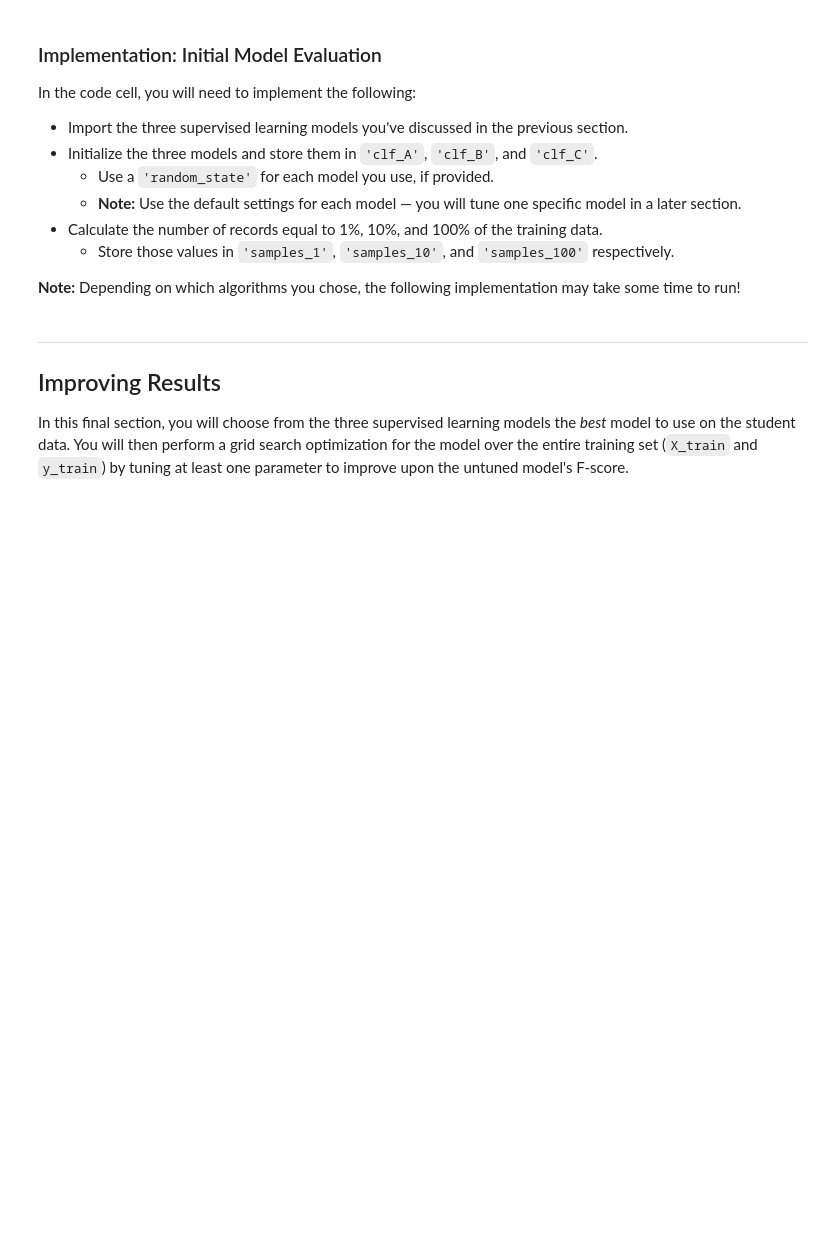
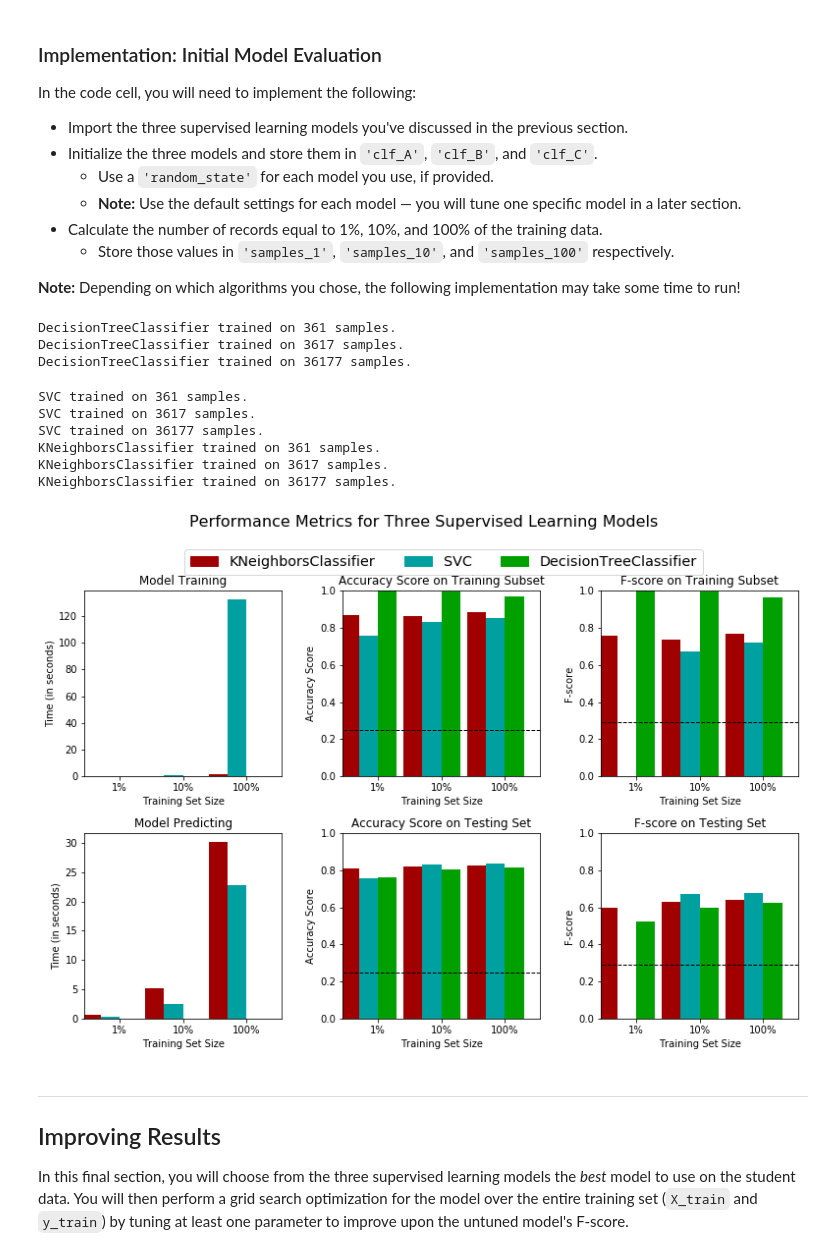
Before and after one commit to bdjidi/udacity, a Jupyter notebook: nd009/finding_donors/finding_donors.ipynb, the cells around one changed output. Drawn from its saved outputs; the diff is of its cells as text; code cells hidden in the pictures; blank space fills up the shorter version.

```diff
--- a/nd009/finding_donors/finding_donors.ipynb
+++ b/nd009/finding_donors/finding_donors.ipynb
@@ -145,14 +175,14 @@ Additionally, as with the non-numeric features, we need to convert the non-numer
    - Set records with "<=50K" to `0` and records with ">50K" to `1`.
 # %%
 # TODO: One-hot encode the 'features_log_minmax_transform' data using pandas.get_dummies()
-features_final = None
+features_final = pd.get_dummies(features_log_minmax_transform)
 
 # TODO: Encode the 'income_raw' data to numerical values
-income = None
+income = income_raw.apply(lambda x: 1 if x == '>50K' else 0)
 
 # Print the number of features after one-hot encoding
 encoded = list(features_final.columns)
 print "{} total features after one-hot encoding.".format(len(encoded))
 
 # Uncomment the following line to see the encoded feature names
-# print encoded
+print encoded
@@ -269,8 +313,9 @@ In the code block below, you will need to implement the following:
    - Make sure that you set the `beta` parameter!
 # %%
 # TODO: Import two metrics from sklearn - fbeta_score and accuracy_score
+from sklearn.metrics import fbeta_score, accuracy_score
 
-def train_predict(learner, sample_size, X_train, y_train, X_test, y_test):
+def train_predict(learner, sample_size, X_train, y_train, X_test, y_test, beta):
     '''
     inputs:
        - learner: the learning algorithm to be trained and predicted on
@@ -285,33 +330,33 @@ def train_predict(learner, sample_size, X_train, y_train, X_test, y_test):
 
     # TODO: Fit the learner to the training data using slicing with 'sample_size' using .fit(training_features[:], training_labels[:])
     start = time() # Get start time
-    learner = None
+    learner.fit(X_train[:sample_size], y_train[:sample_size])
     end = time() # Get end time
 
     # TODO: Calculate the training time
-    results['train_time'] = None
+    results['train_time'] = end - start
 
     # TODO: Get the predictions on the test set(X_test),
     #       then get predictions on the first 300 training samples(X_train) using .predict()
     start = time() # Get start time
-    predictions_test = None
-    predictions_train = None
+    predictions_test = learner.predict(X_test)
+    predictions_train = learner.predict(X_train[:300])
     end = time() # Get end time
 
     # TODO: Calculate the total prediction time
-    results['pred_time'] = None
+    results['pred_time'] = end - start
 
     # TODO: Compute accuracy on the first 300 training samples which is y_train[:300]
-    results['acc_train'] = None
+    results['acc_train'] = accuracy_score(y_train[:300],predictions_train)
 
     # TODO: Compute accuracy on test set using accuracy_score()
-    results['acc_test'] = None
+    results['acc_test'] = accuracy_score(y_test,predictions_test)
 
     # TODO: Compute F-score on the the first 300 training samples using fbeta_score()
-    results['f_train'] = None
+    results['f_train'] = fbeta_score(y_train[:300],predictions_train,beta=beta)
 
     # TODO: Compute F-score on the test set which is y_test
-    results['f_test'] = None
+    results['f_test'] = fbeta_score(y_test,predictions_test,beta=beta)
 
     # Success
     print "{} trained on {} samples.".format(learner.__class__.__name__, sample_size)
@@ -331,31 +376,45 @@ In the code cell, you will need to implement the following:
 **Note:** Depending on which algorithms you chose, the following implementation may take some time to run!
 # %%
 # TODO: Import the three supervised learning models from sklearn
+from sklearn.tree import DecisionTreeClassifier
+from sklearn.svm import SVC
+from sklearn.neighbors import KNeighborsClassifier
 
 # TODO: Initialize the three models
-clf_A = None
-clf_B = None
-clf_C = None
+clf_A = DecisionTreeClassifier(random_state=161)
+clf_B = SVC(random_state=161)
+clf_C = KNeighborsClassifier()
 
 # TODO: Calculate the number of samples for 1%, 10%, and 100% of the training data
 # HINT: samples_100 is the entire training set i.e. len(y_train)
 # HINT: samples_10 is 10% of samples_100
 # HINT: samples_1 is 1% of samples_100
-samples_100 = None
-samples_10 = None
-samples_1 = None
+samples_100 = int(len(y_train))
+samples_10 = int(.1*samples_100)
+samples_1 = int(.1*samples_10)
 
 # Collect results on the learners
 results = {}
 for clf in [clf_A, clf_B, clf_C]:
     clf_name = clf.__class__.__name__
     results[clf_name] = {}
     for i, samples in enumerate([samples_1, samples_10, samples_100]):
         results[clf_name][i] = \
-        train_predict(clf, samples, X_train, y_train, X_test, y_test)
+        train_predict(clf, samples, X_train, y_train, X_test, y_test, beta=.5)
 
 # Run metrics visualization for the three supervised learning models chosen
 vs.evaluate(results, accuracy, fscore)
+# %% [output]
+DecisionTreeClassifier trained on 361 samples.
+DecisionTreeClassifier trained on 3617 samples.
+DecisionTreeClassifier trained on 36177 samples.
+SVC trained on 361 samples.
+SVC trained on 3617 samples.
+SVC trained on 36177 samples.
+KNeighborsClassifier trained on 361 samples.
+KNeighborsClassifier trained on 3617 samples.
+KNeighborsClassifier trained on 36177 samples.
+[figure, added]
 # %% [markdown]
 ----
 ## Improving Results
```
Also changed, not shown: parts of 11 cells of this notebook, 3 other files.
